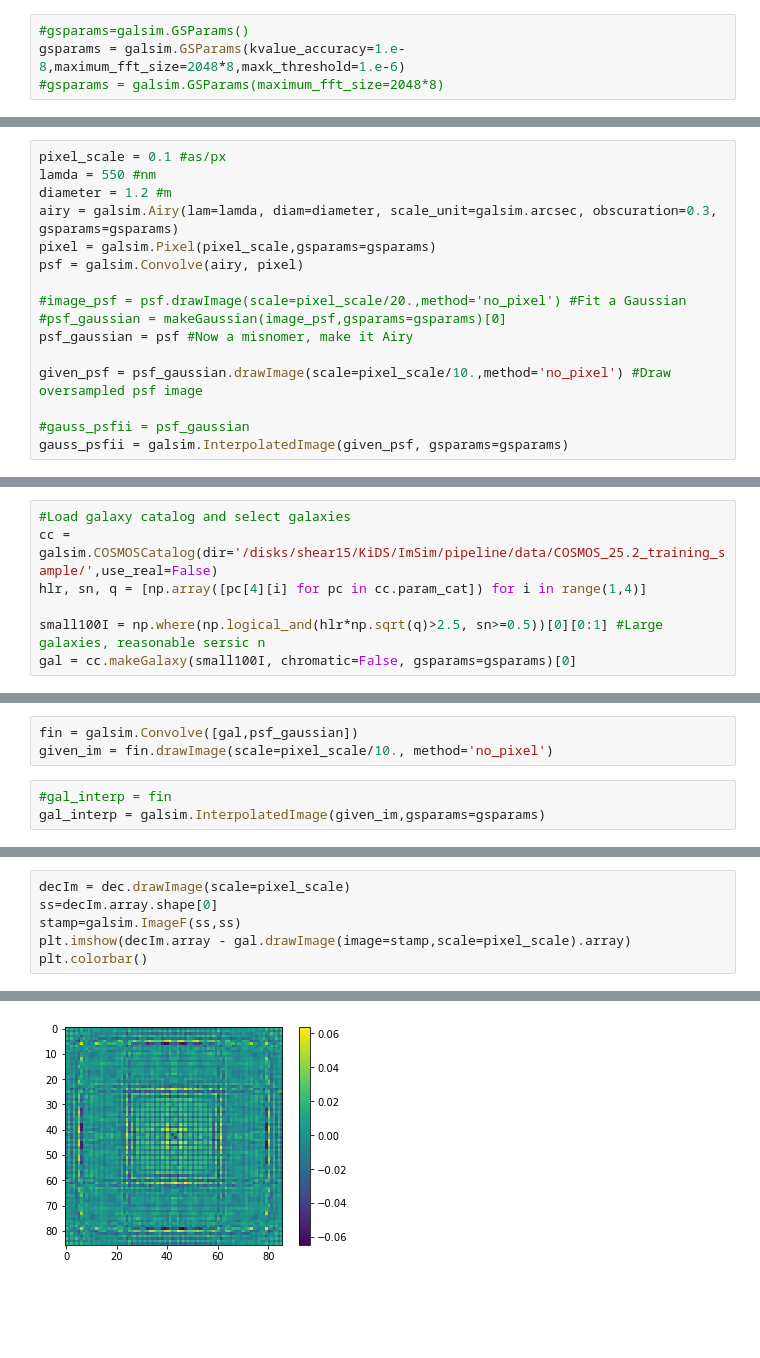
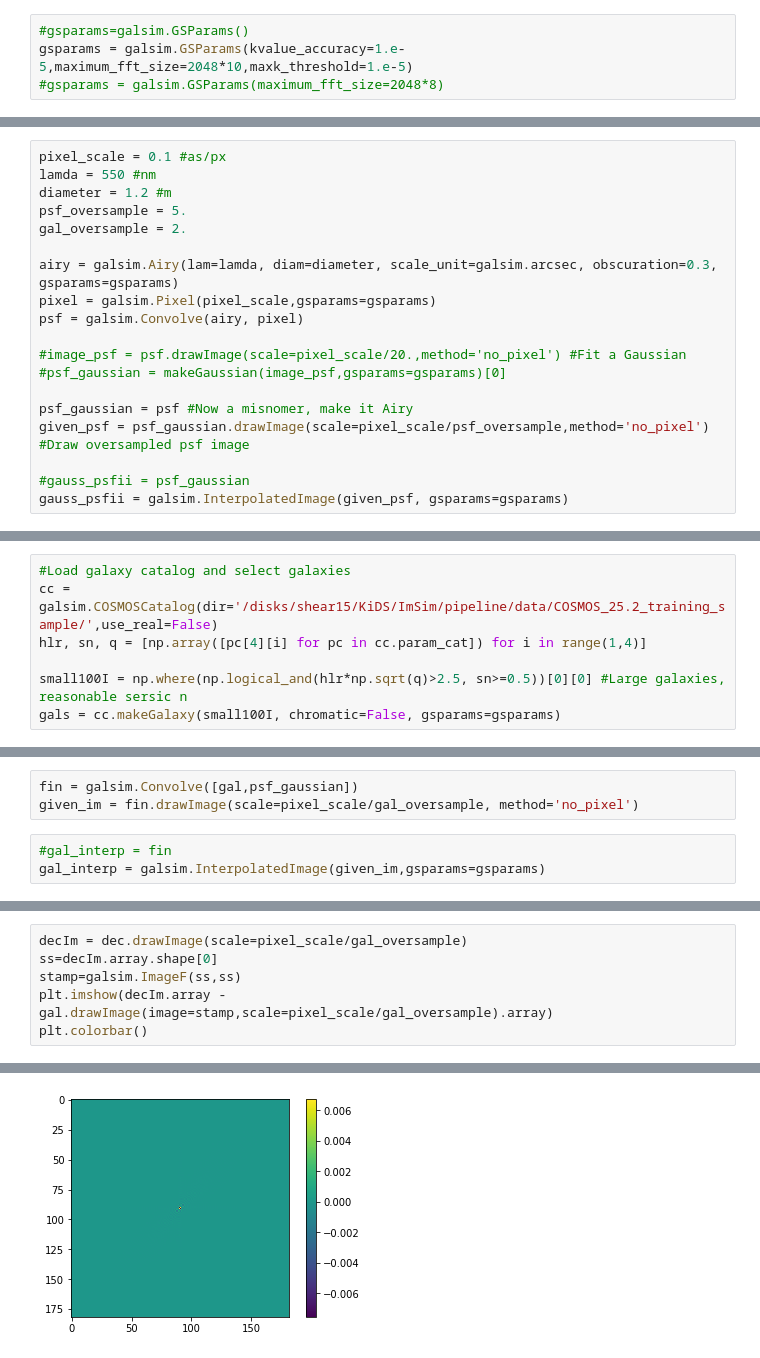
Before and after one commit to earosenberg/wl-bias-leaps, a Jupyter notebook: fourierartifacts_smallstudy-Copy1.ipynb, the cells around one changed output, grey strips where cells are left out. Drawn from its saved outputs; the diff is of its cells as text; blank space fills up the shorter version.

```diff
--- a/fourierartifacts_smallstudy-Copy1.ipynb
+++ b/fourierartifacts_smallstudy-Copy1.ipynb
@@ -11,7 +11,7 @@ import matplotlib.cm as cm
 import shape_measurement as sm
 # %%
 #gsparams=galsim.GSParams()
-gsparams = galsim.GSParams(kvalue_accuracy=1.e-8,maximum_fft_size=2048*8,maxk_threshold=1.e-6)
+gsparams = galsim.GSParams(kvalue_accuracy=1.e-5,maximum_fft_size=2048*10,maxk_threshold=1.e-5)
 #gsparams = galsim.GSParams(maximum_fft_size=2048*8)
 # %%
 def makeGaussian(im, flux=1., gsparams=None):
@@ -28,15 +28,18 @@ def makeGaussian(im, flux=1., gsparams=None):
 pixel_scale = 0.1 #as/px
 lamda = 550 #nm
 diameter = 1.2 #m
+psf_oversample = 5.
+gal_oversample = 2.
+
 airy = galsim.Airy(lam=lamda, diam=diameter, scale_unit=galsim.arcsec, obscuration=0.3, gsparams=gsparams)
 pixel = galsim.Pixel(pixel_scale,gsparams=gsparams)
 psf = galsim.Convolve(airy, pixel)
 
 #image_psf = psf.drawImage(scale=pixel_scale/20.,method='no_pixel') #Fit a Gaussian
 #psf_gaussian = makeGaussian(image_psf,gsparams=gsparams)[0]
+
 psf_gaussian = psf #Now a misnomer, make it Airy
-
-given_psf = psf_gaussian.drawImage(scale=pixel_scale/10.,method='no_pixel') #Draw oversampled psf image
+given_psf = psf_gaussian.drawImage(scale=pixel_scale/psf_oversample,method='no_pixel') #Draw oversampled psf image
 
 #gauss_psfii = psf_gaussian
 gauss_psfii = galsim.InterpolatedImage(given_psf, gsparams=gsparams)
@@ -58,6 +61,6 @@ print given_psf.array.shape
 cc = galsim.COSMOSCatalog(dir='/disks/shear15/KiDS/ImSim/pipeline/data/COSMOS_25.2_training_sample/',use_real=False)
 hlr, sn, q = [np.array([pc[4][i] for pc in cc.param_cat]) for i in range(1,4)]
 
-small100I = np.where(np.logical_and(hlr*np.sqrt(q)>2.5, sn>=0.5))[0][0:1] #Large galaxies, reasonable sersic n
-gal = cc.makeGalaxy(small100I, chromatic=False, gsparams=gsparams)[0]
+small100I = np.where(np.logical_and(hlr*np.sqrt(q)>2.5, sn>=0.5))[0][0] #Large galaxies, reasonable sersic n
+gals = cc.makeGalaxy(small100I, chromatic=False, gsparams=gsparams)
 # %%
@@ -76,6 +86,6 @@ galsim.Sersic(n=1.0, half_light_radius=0.108705859505, flux=2.16024879771).shear
 # %%
 fin = galsim.Convolve([gal,psf_gaussian])
-given_im = fin.drawImage(scale=pixel_scale/10., method='no_pixel')
+given_im = fin.drawImage(scale=pixel_scale/gal_oversample, method='no_pixel')
 # %%
 #gal_interp = fin
 gal_interp = galsim.InterpolatedImage(given_im,gsparams=gsparams)
@@ -88,12 +98,12 @@ recIm = rec.drawImage(scale=pixel_scale,method='no_pixel')
 # %%
-decIm = dec.drawImage(scale=pixel_scale)
+decIm = dec.drawImage(scale=pixel_scale/gal_oversample)
 ss=decIm.array.shape[0]
 stamp=galsim.ImageF(ss,ss)
-plt.imshow(decIm.array - gal.drawImage(image=stamp,scale=pixel_scale).array)
+plt.imshow(decIm.array - gal.drawImage(image=stamp,scale=pixel_scale/gal_oversample).array)
 plt.colorbar()
 # %% [output]
 <matplotlib.colorbar.Colorbar at 0x...>
-[figure, old version]
+[figure, new version]
 # %%
 fig,ax=plt.subplots(1,2)
 recsize = recIm.array.shape[0]
```
Also changed, not shown: parts of 12 cells of this notebook, 4 other files.
